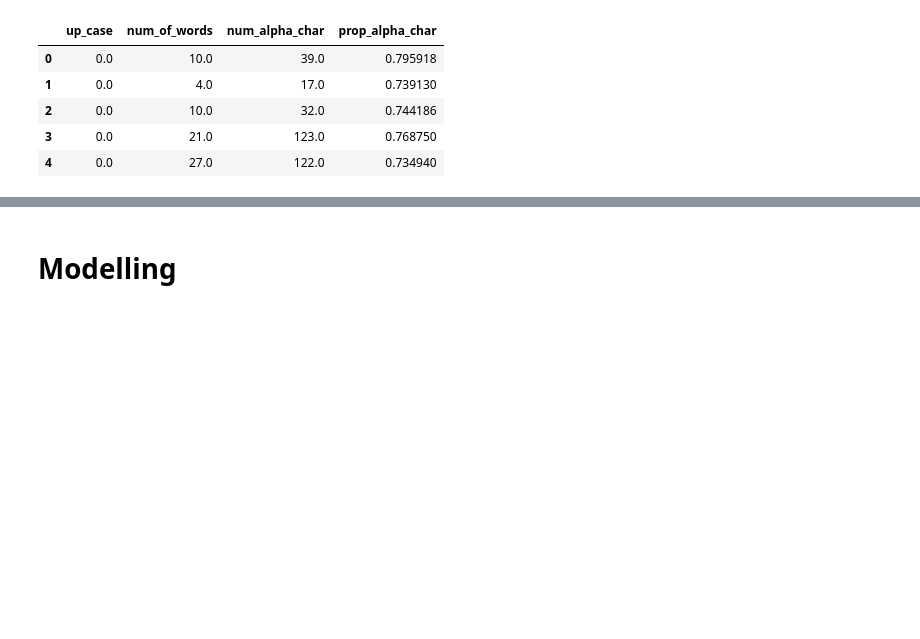
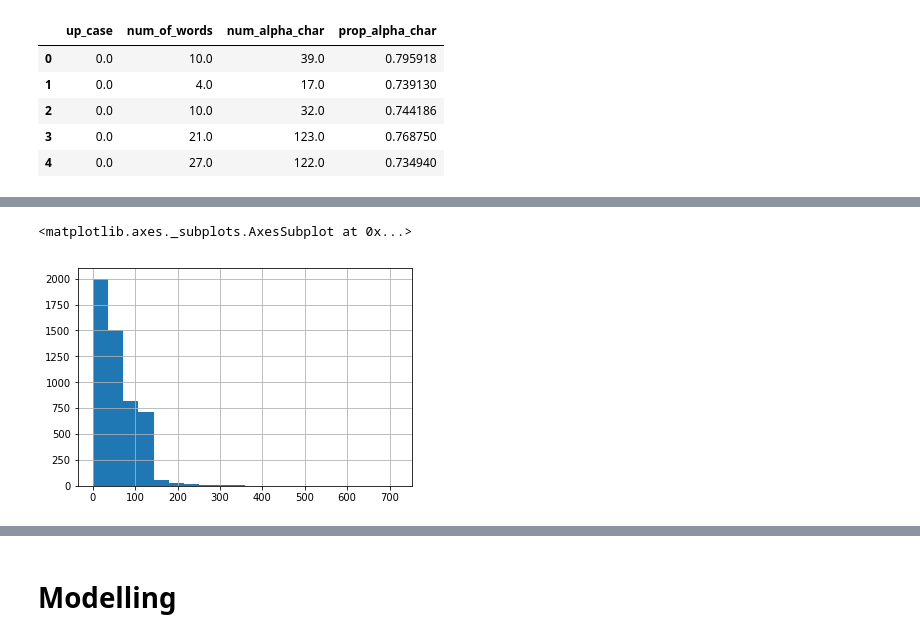
Before and after one commit to docju/capstone2, a Jupyter notebook: Capstone2.ipynb, the cells around one changed output, grey strips where cells are left out. Saved outputs shown, nothing was run; the diff lists cells and outputs as text; code cells hidden in the pictures; blank space fills up the shorter version.

```diff
--- a/Capstone2.ipynb
+++ b/Capstone2.ipynb
@@ -321,0 +402,5 @@ test_transformed.head()
+# %%
+test_transformed['num_alpha_char'].hist(bins=20)
+# %% [output]
+<matplotlib.axes._subplots.AxesSubplot at 0x...>
+[figure, added]
```
Also changed, not shown: parts of 72 cells of this notebook.
